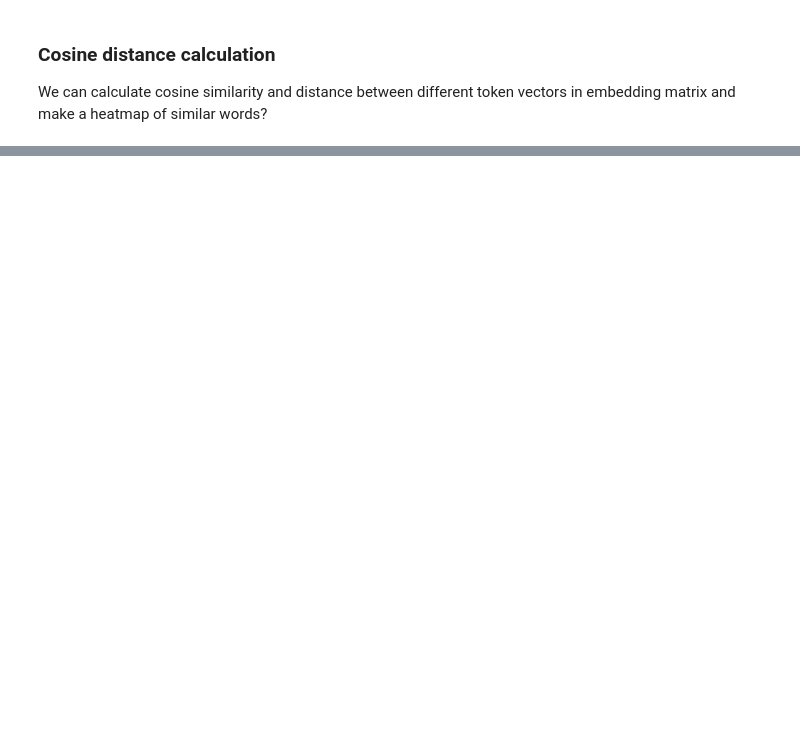
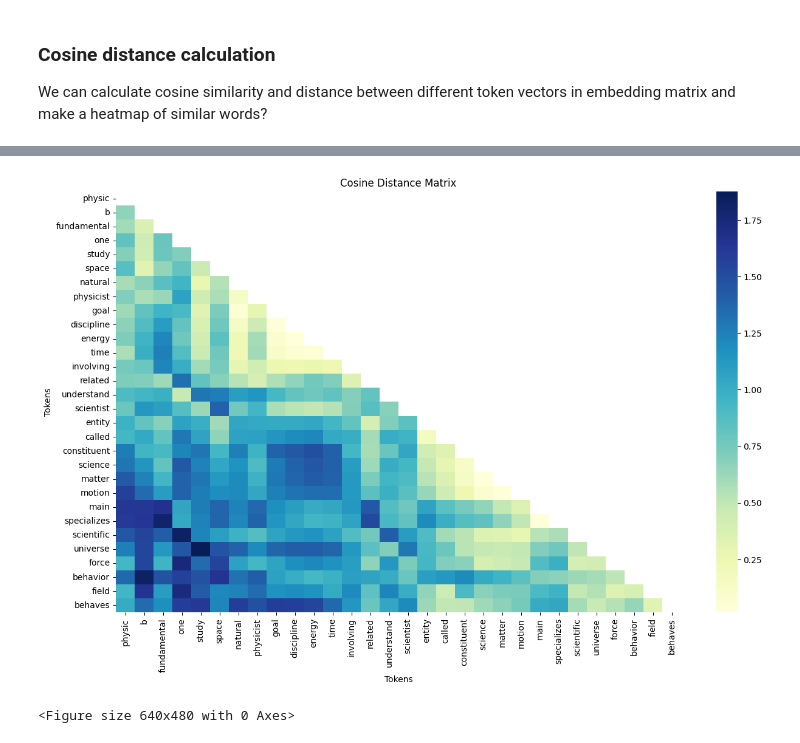
Before and after one commit to AmadejTratnik/word2vec, a Jupyter notebook: word2vec.ipynb, the cells around one changed output, grey strips where cells are left out. Drawn from its saved outputs; the diff is of its cells as text; code cells hidden in the pictures; blank space fills up the shorter version.

```diff
--- a/word2vec.ipynb
+++ b/word2vec.ipynb
@@ -212,6 +216,7 @@ fig = plt.figure(figsize = (15,9))
 dataplot = sns.heatmap(cosine_distance_matrix.T,xticklabels=tokens,mask=mask,yticklabels=tokens, cmap="YlGnBu")
 plt.xlabel('Tokens')
 plt.ylabel('Tokens')
-plt.title('Cosine Similarity Matrix')
+plt.title('Cosine Distance Matrix')
 plt.show()
+plt.savefig('assets/cosine_dist.jpg')
 # %% [output]
@@ -218,0 +223,2 @@ plt.show()
+[figure, added]
+<Figure size 640x480 with 0 Axes>
```
Also changed, not shown: parts of 8 cells of this notebook, 3 other files.
